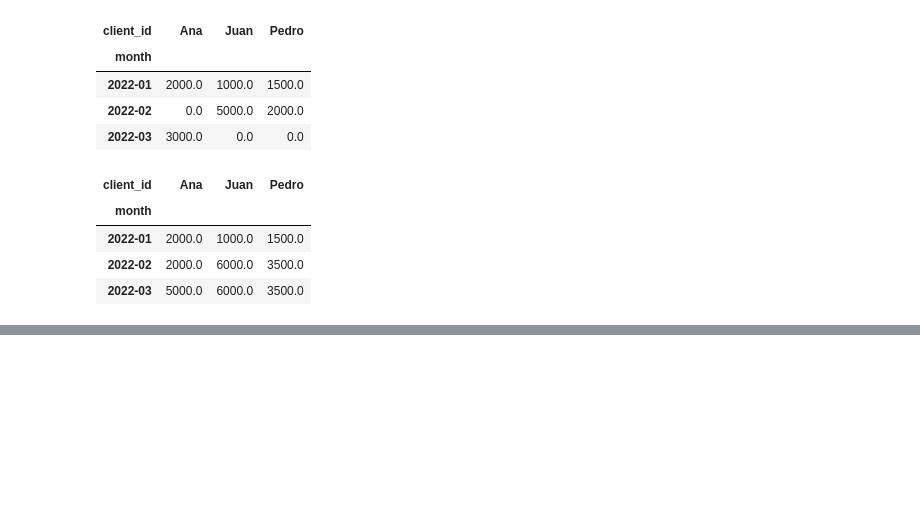
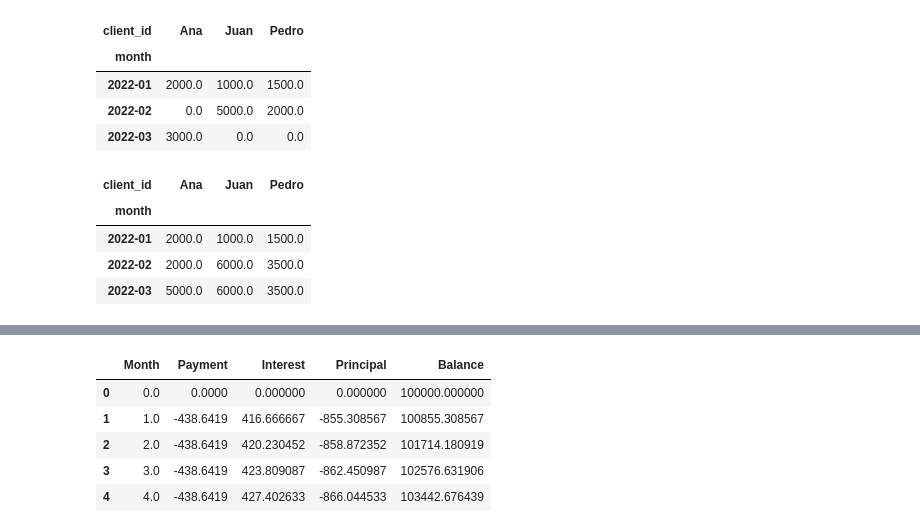
Before and after one commit to oecorrechag/Home-functions, a Jupyter notebook: agrupaciones/endeudamiento.ipynb, the cells around one changed output, grey strips where cells are left out. Cells and saved outputs as stored; diff of their text form; code cells hidden in the pictures; blank space fills up the shorter version.

```diff
--- a/agrupaciones/endeudamiento.ipynb
+++ b/agrupaciones/endeudamiento.ipynb
@@ -147,0 +228,18 @@ cumulative_data
+# %%
+data = pd.DataFrame(columns=['Month', 'Payment', 'Interest', 'Principal', 'Balance'])
+data.loc[0] = [0, 0, 0, 0, principal]
+
+for i in range(1, payments+1):
+    interest = data.loc[i-1, 'Balance'] * interest_rate_monthly
+    principal = monthly_payment - interest
+    balance = data.loc[i-1, 'Balance'] - principal
+    data.loc[i] = [i, monthly_payment, interest, principal, balance]
+
+data.head()
+# %% [output]
+|  | Month | Payment | Interest | Principal | Balance |
+| 0 | 0.0 | 0.0000 | 0.000000 | 0.000000 | 100000.000000 |
+| 1 | 1.0 | -438.6419 | 416.666667 | -855.308567 | 100855.308567 |
+| 2 | 2.0 | -438.6419 | 420.230452 | -858.872352 | 101714.180919 |
+| 3 | 3.0 | -438.6419 | 423.809087 | -862.450987 | 102576.631906 |
+| 4 | 4.0 | -438.6419 | 427.402633 | -866.044533 | 103442.676439 |
```
Also changed, not shown: parts of 12 cells of this notebook, 2 other files.
